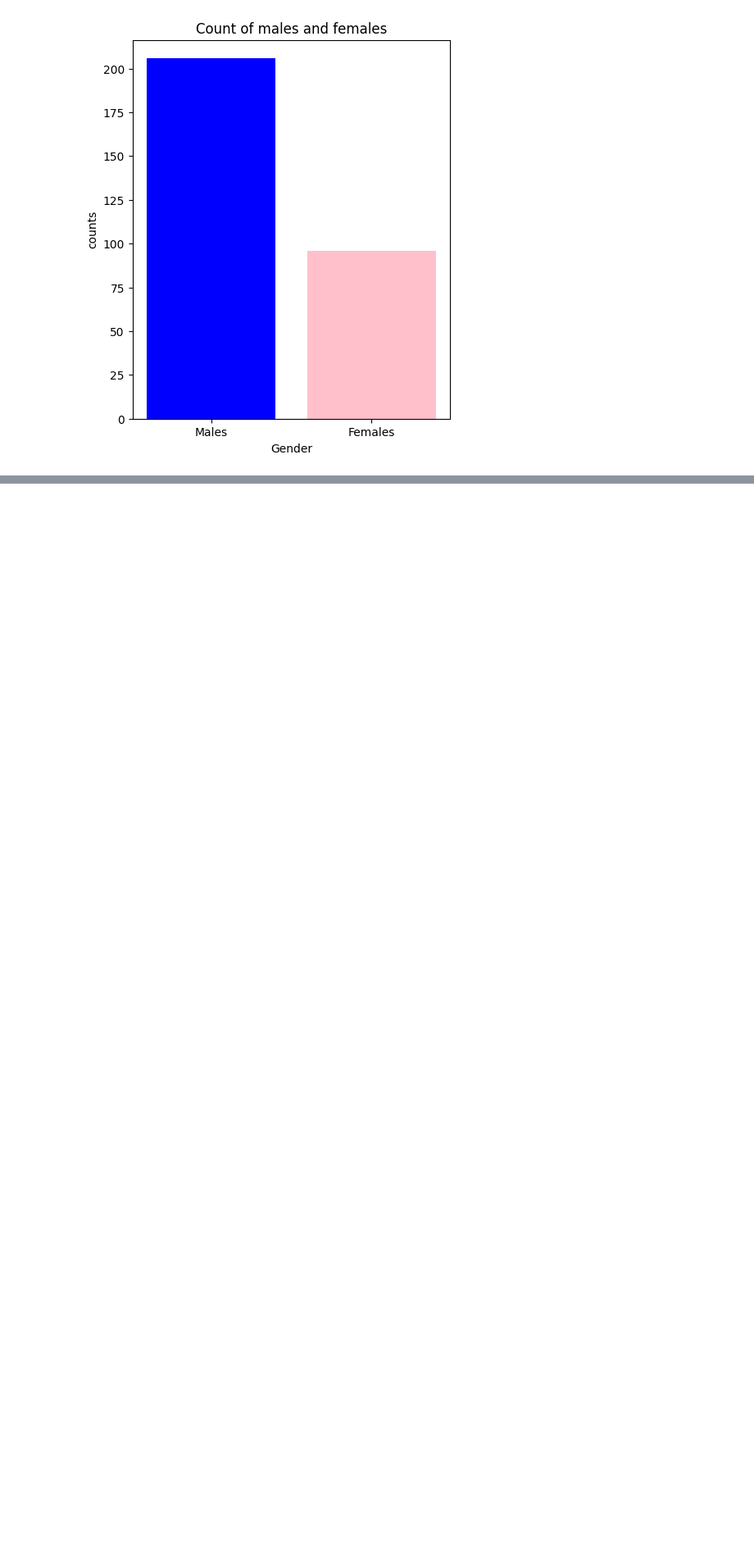
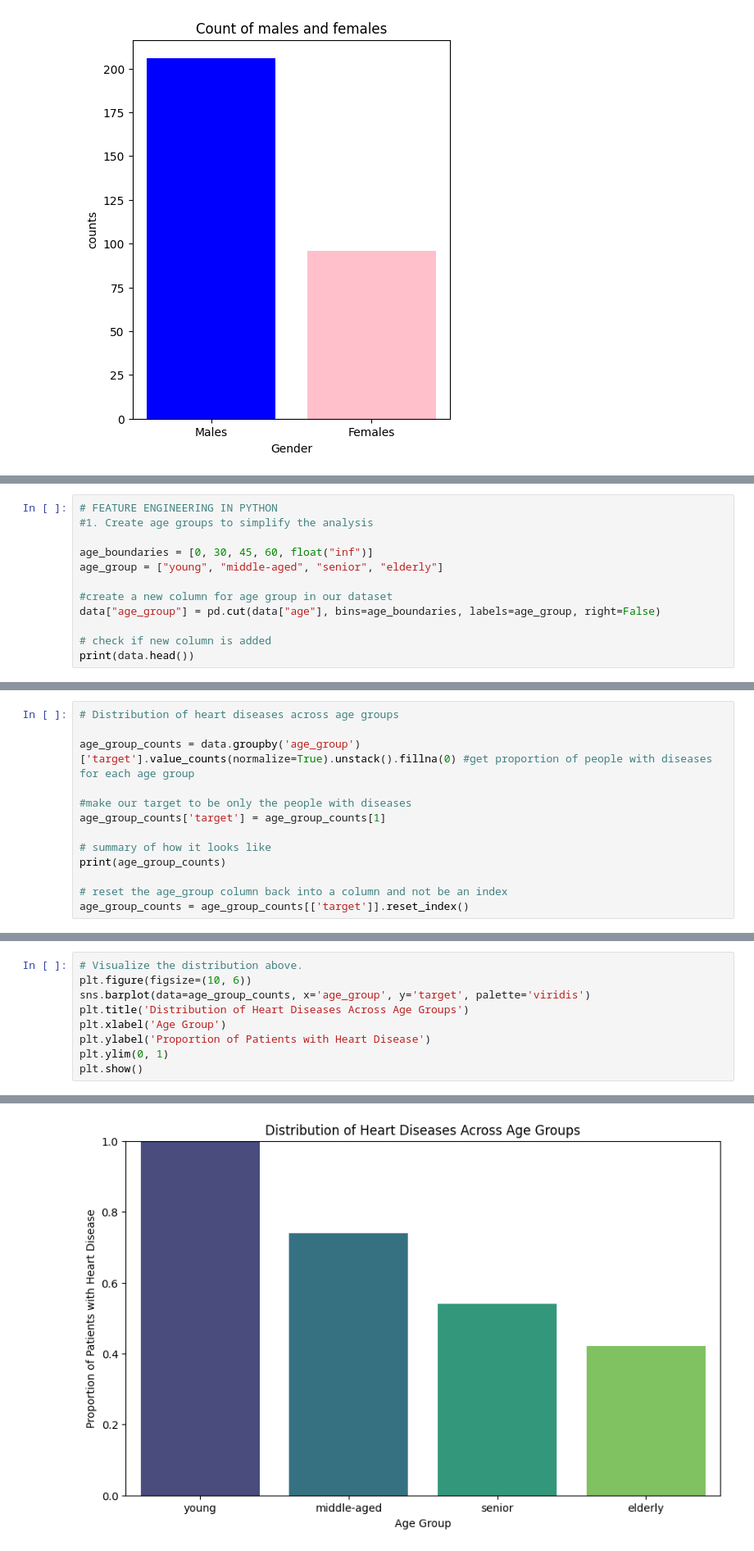
Before and after one commit to NankyaElsa/NANKYA_ELSA, a Jupyter notebook: nankya_elsa_day11_exercise.ipynb, the cells around one changed output, grey strips where cells are left out. Shown at 82% size. Drawn from its saved outputs; the diff is of its cells as text; blank space fills up the shorter version.

Commit message:
feature engineering

```diff
--- a/nankya_elsa_day11_exercise.ipynb
+++ b/nankya_elsa_day11_exercise.ipynb
@@ -227,0 +226,12 @@ plt.show()
+# %%
+# FEATURE ENGINEERING IN PYTHON
+#1. Create age groups to simplify the analysis
+
+age_boundaries = [0, 30, 45, 60, float("inf")]
+age_group = ["young", "middle-aged", "senior", "elderly"]
+
+#create a new column for age group in our dataset
+data["age_group"] = pd.cut(data["age"], bins=age_boundaries, labels=age_group, right=False)
+
+# check if new column is added
+print(data.head())
@@ -227,0 +252,13 @@ plt.show()
+# %%
+# Distribution of heart diseases across age groups
+
+age_group_counts = data.groupby('age_group')['target'].value_counts(normalize=True).unstack().fillna(0) #get proportion of people with diseases for each age group
+
+#make our target to be only the people with diseases
+age_group_counts['target'] = age_group_counts[1]
+
+# summary of how it looks like
+print(age_group_counts)
+
+# reset the age_group column back into a column and not be an index
+age_group_counts = age_group_counts[['target']].reset_index()
@@ -227,0 +272,10 @@ plt.show()
+# %%
+# Visualize the distribution above.
+plt.figure(figsize=(10, 6))
+sns.barplot(data=age_group_counts, x='age_group', y='target', palette='viridis')
+plt.title('Distribution of Heart Diseases Across Age Groups')
+plt.xlabel('Age Group')
+plt.ylabel('Proportion of Patients with Heart Disease')
+plt.ylim(0, 1)
+plt.show()
+# %% [output]
@@ -227,0 +285 @@ plt.show()
+[figure, added]
```
Also changed, not shown: parts of 10 cells of this notebook, 1 other file.
